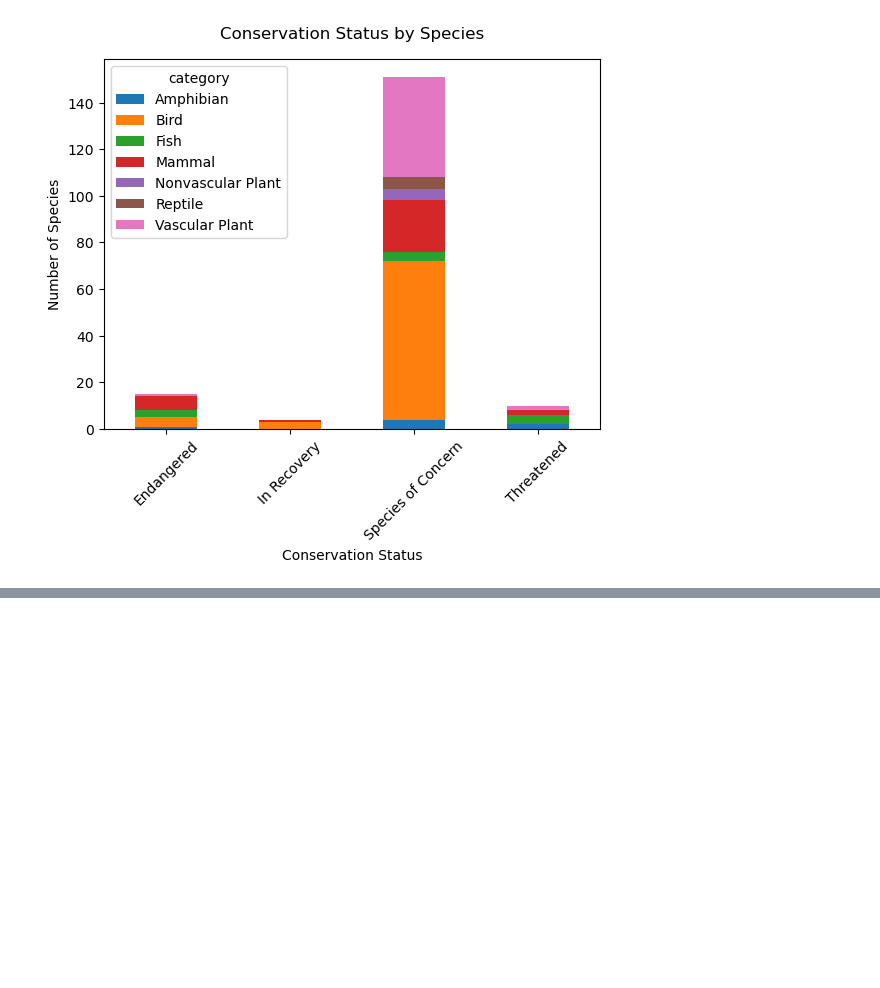
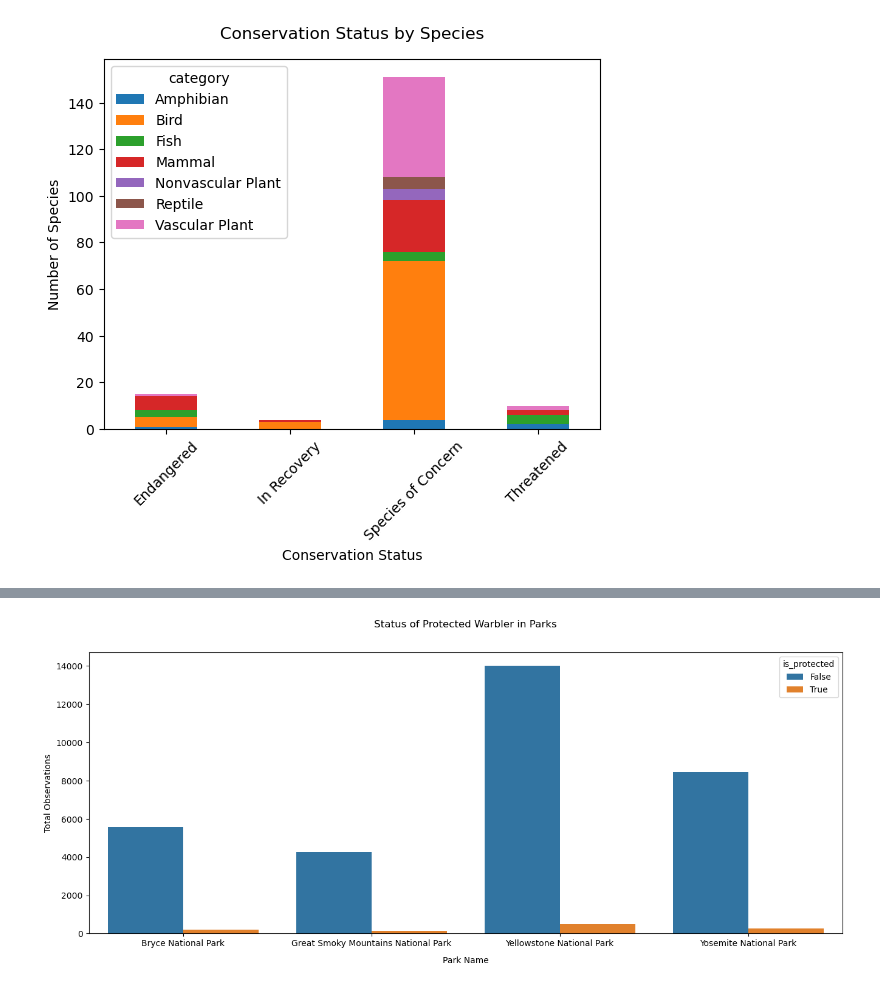
Before and after one commit to bruno-pezzolo/Codecademy-Biodiversity, a Jupyter notebook: notebook/biodiversity_analysis.ipynb, the cells around one changed output, grey strips where cells are left out. Cells and saved outputs as stored; diff of their text form; code cells hidden in the pictures; blank space fills up the shorter version.

Commit message:
Added Parks Analysis; Added Conclusion;

```diff
--- a/notebook/biodiversity_analysis.ipynb
+++ b/notebook/biodiversity_analysis.ipynb
@@ -259,0 +285,3 @@ plt.close('all')
+# %%
+category = 'Bird'
+common_name_word_count(category).head(10)
@@ -259,0 +303,28 @@ plt.close('all')
+# %%
+def create_protected_by_parks_df(category, common_name):
+    common_name_df = all_df[(all_df['common_names'].str.contains(common_name)) & (all_df['category'] == category)].copy()
+    common_name_df['is_protected'] = common_name_df['conservation_status'] != 'No Status'
+
+    return common_name_df.groupby(['park_name', 'is_protected'])['observations'].sum().reset_index()
+
+def display_protected_by_parks(protected_by_parks_df):
+    plt.figure(figsize=(16,6))
+    plt.subplot(1, 1, 1)
+    sns.barplot(data= protected_by_parks_df,
+                x= 'park_name',
+                y= 'observations',
+                hue= 'is_protected',
+                errorbar= None)
+
+    plt.title(F'Status of Protected {common_name} in Parks', pad=30)
+    plt.xlabel('Park Name', labelpad=10)
+    # plt.xticks(rotation= 30)
+    plt.ylabel('Total Observations')
+
+    plt.show()
+    plt.close('all')
+# %%
+category = 'Bird'
+common_name = 'Warbler'
+protected_by_parks_df = create_protected_by_parks_df(category, common_name)
+protected_by_parks_df
@@ -259,0 +341,4 @@ plt.close('all')
+# %%
+display_protected_by_parks(protected_by_parks_df)
+# %% [output]
+[figure, added]
```
Also changed, not shown: parts of 14 cells of this notebook.
